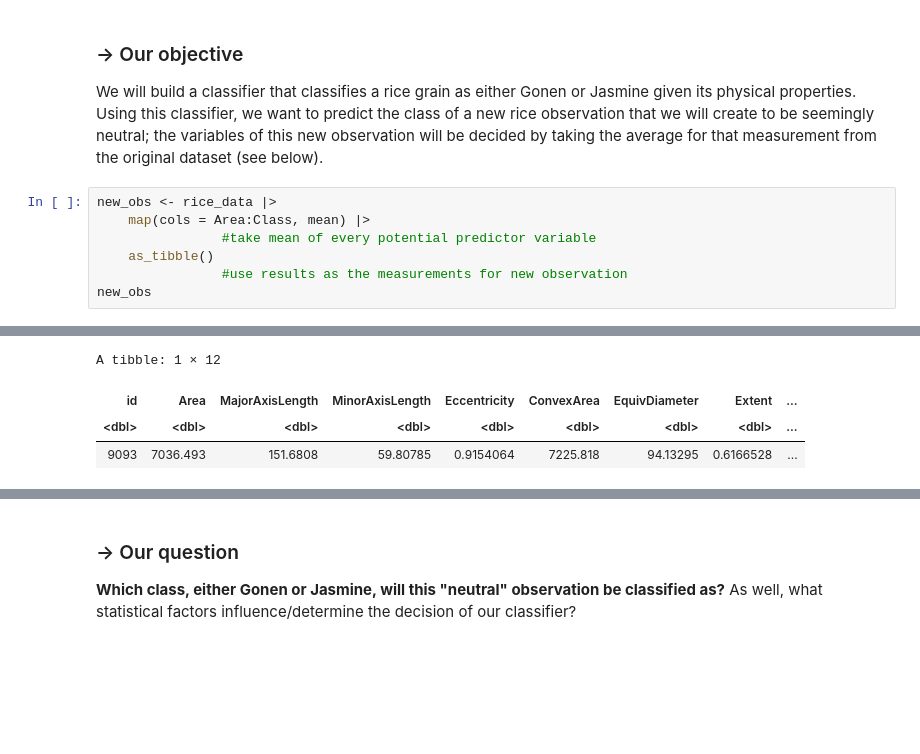
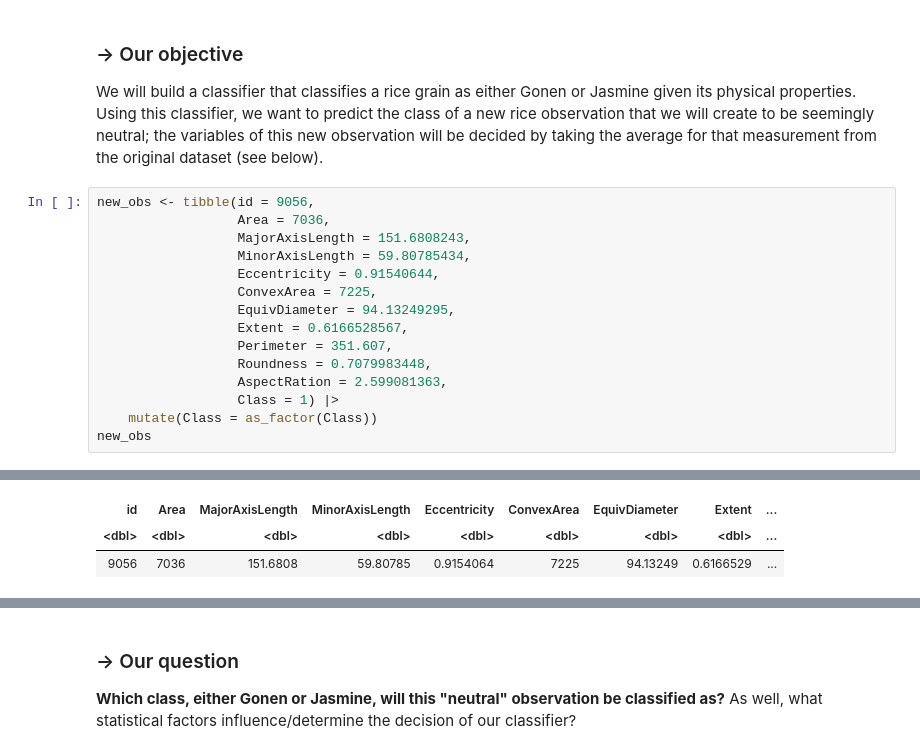
Before and after one commit to sean-prk/dsci-group-project-report, a Jupyter notebook: project.ipynb, the cells around one changed output, grey strips where cells are left out. Drawn from its saved outputs; the diff is of its cells as text; blank space fills up the shorter version.

Commit message:
seleccting observation 1

```diff
--- a/project.ipynb
+++ b/project.ipynb
@@ -46,10 +68,18 @@ A tibble: 18185 × 12
 ### -> Our objective
 We will build a classifier that classifies a rice grain as either Gonen or Jasmine given its physical properties. Using this classifier, we want to predict the class of a new rice observation that we will create to be seemingly neutral; the variables of this new observation will be decided by taking the average for that measurement from the original dataset (see below).
 # %%
-new_obs <- rice_data |>
-    map(cols = Area:Class, mean) |>
-                #take mean of every potential predictor variable
-    as_tibble()
-                #use results as the measurements for new observation
+new_obs <- tibble(id = 9056,
+                  Area = 7036,
+                  MajorAxisLength = 151.6808243,
+                  MinorAxisLength = 59.80785434,
+                  Eccentricity = 0.91540644,
+                  ConvexArea = 7225,
+                  EquivDiameter = 94.13249295,
+                  Extent = 0.6166528567,
+                  Perimeter = 351.607,
+                  Roundness = 0.7079983448,
+                  AspectRation = 2.599081363,
+                  Class = 1) |>
+    mutate(Class = as_factor(Class))
 new_obs
 # %% [output]
@@ -58,4 +87,3 @@ Warning message in mean.default(.x[[i]], ...):
-A tibble: 1 × 12
 | id | Area | MajorAxisLength | MinorAxisLength | Eccentricity | ConvexArea | EquivDiameter | Extent | ... |
 | <dbl> | <dbl> | <dbl> | <dbl> | <dbl> | <dbl> | <dbl> | <dbl> | ... |
-| 9093 | 7036.493 | 151.6808 | 59.80785 | 0.9154064 | 7225.818 | 94.13295 | 0.6166528 | ... |
+| 9056 | 7036 | 151.6808 | 59.80785 | 0.9154064 | 7225 | 94.13249 | 0.6166529 | ... |
```
Also changed, not shown: parts of 7 cells of this notebook.
